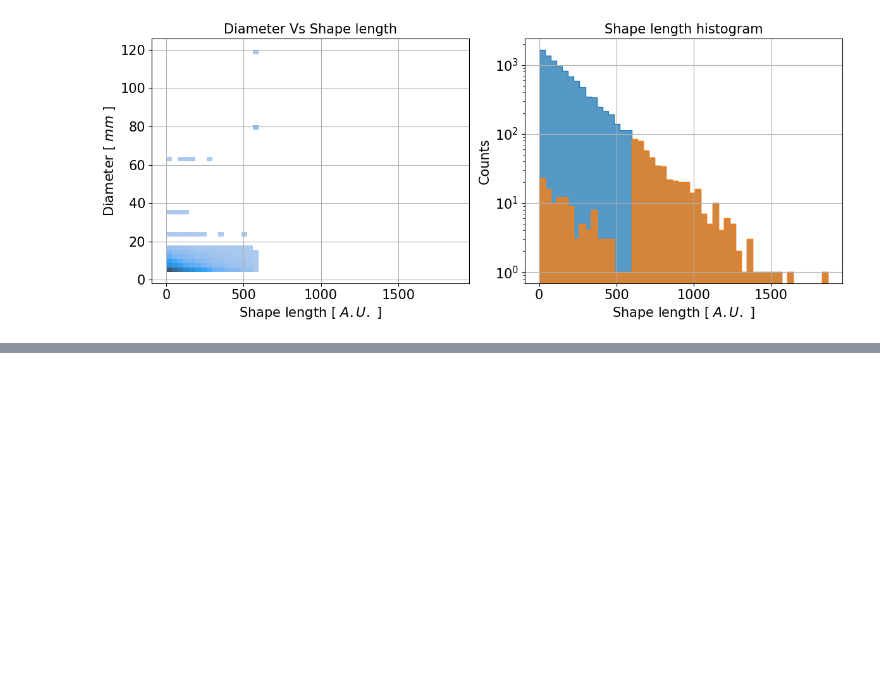
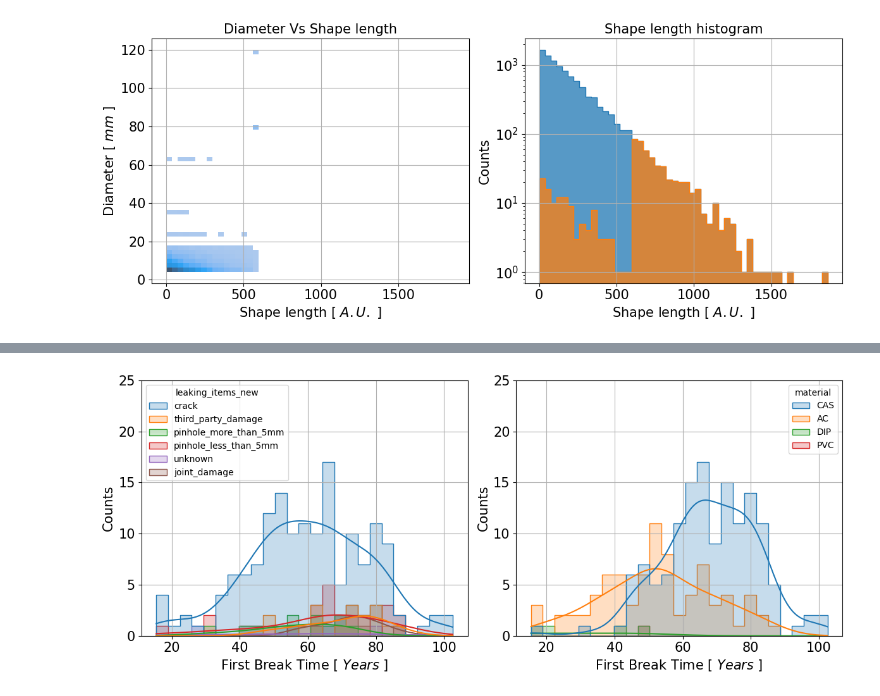
Before and after one commit to MyoungchulK/Fracta_test, a Jupyter notebook: analysis.ipynb, the cells around one changed output, grey strips where cells are left out. Cells and saved outputs as stored; diff of their text form; code cells hidden in the pictures; blank space fills up the shorter version.

```diff
--- a/analysis.ipynb
+++ b/analysis.ipynb
@@ -630,16 +482,0 @@ plt.close()
-# %%
-wo_sub_eda_df2 = wo_eda_df.dropna(subset = 'break_date_time_stamp').copy()
-wo_sub_eda_df2.reset_index(inplace = True)
-cause_item = []
-between_break = []
-for row in range(len(wo_sub_eda_df2['native_pipe_id'].unique())):
-  #if row != 5: continue
-  id_idx = wo_sub_eda_df2['native_pipe_id'] == wo_sub_eda_df2['native_pipe_id'][row]
-  if np.count_nonzero(id_idx) > 1:
-    indi_df = wo_sub_eda_df2[['leaking_items_new', 'break_date_time_stamp']][id_idx].sort_values('break_date_time_stamp')
-    cause_item += list(indi_df['leaking_items_new'][1:])
-    time_np = np.asarray(indi_df['break_date_time_stamp'])
-    between_break = np.concatenate((between_break, np.diff(time_np)))
-
-wo_sub_eda_df3 = pd.DataFrame({'cause_item': cause_item, 'between_break': between_break})
-wo_sub_eda_df3['between_break_year'] = pd.to_timedelta(wo_sub_eda_df3['between_break'], unit = 's').dt.days / 365
@@ -939,0 +621,31 @@ array(['S63-12', 'S29-7', 'S11-1', ..., 'H14-7', 'T7-2', 'S22-8'],
+# %%
+# plot histogram for diameter
+fbt_bins = np.linspace(np.nanmin(first_df['first_break_time_year']), np.nanmax(first_df['first_break_time_year']), 25 + 1)
+xlabel = ['First Break Time [ $Years$ ]', 'First Break Time [ $Years$ ]']
+ylabel = ['Counts', 'Counts']
+plt.figure(figsize=(12, 5))
+
+for p in range(2):
+  plt.subplot(1, 2, p + 1)
+  #plt.title(title[p], fontsize = 15)
+  plt.xlabel(xlabel[p], fontsize = 15)
+  plt.ylabel(ylabel[p], fontsize = 15)
+  plt.tick_params(axis='x', labelsize=15)
+  plt.tick_params(axis='y', labelsize=15)
+  plt.ylim(0, 25)
+  plt.grid()
+  if p == 0:
+    ax = sns.histplot(data = first_df, x= 'first_break_time_year', kde = True, bins = fbt_bins, hue = 'leaking_items_new', element = "step")
+    sns.move_legend(ax, "upper left")
+  else:
+    sns.histplot(data = first_df, x= 'first_break_time_year', kde = True, bins = fbt_bins, hue = 'material', element = "step")
+plt.tight_layout()
+if not os.path.exists(plot_path):
+  os.makedirs(plot_path)
+file_name = 'First_break_time_distribution'
+plot_name_path = os.path.join(plot_path,f'{file_name}.png')
+plt.savefig(plot_name_path, bbox_inches = 'tight')
+plt.show()
+plt.close()
+# %% [output]
+[figure, added]
```
Also changed, not shown: parts of 77 cells of this notebook, 7 other files.
